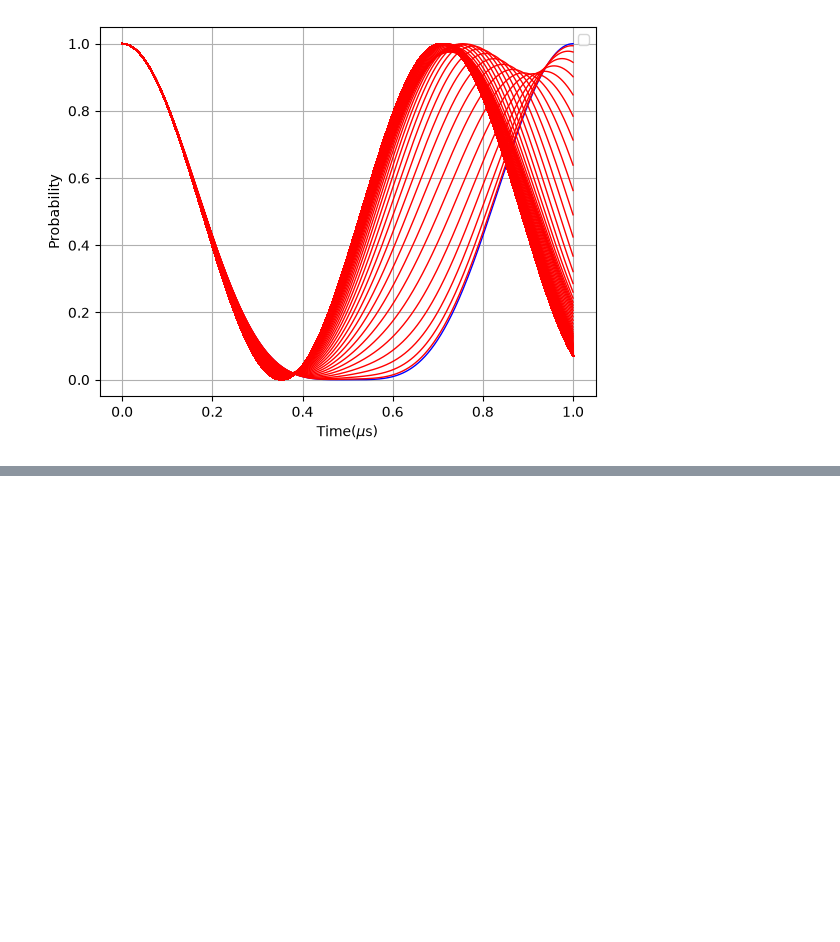
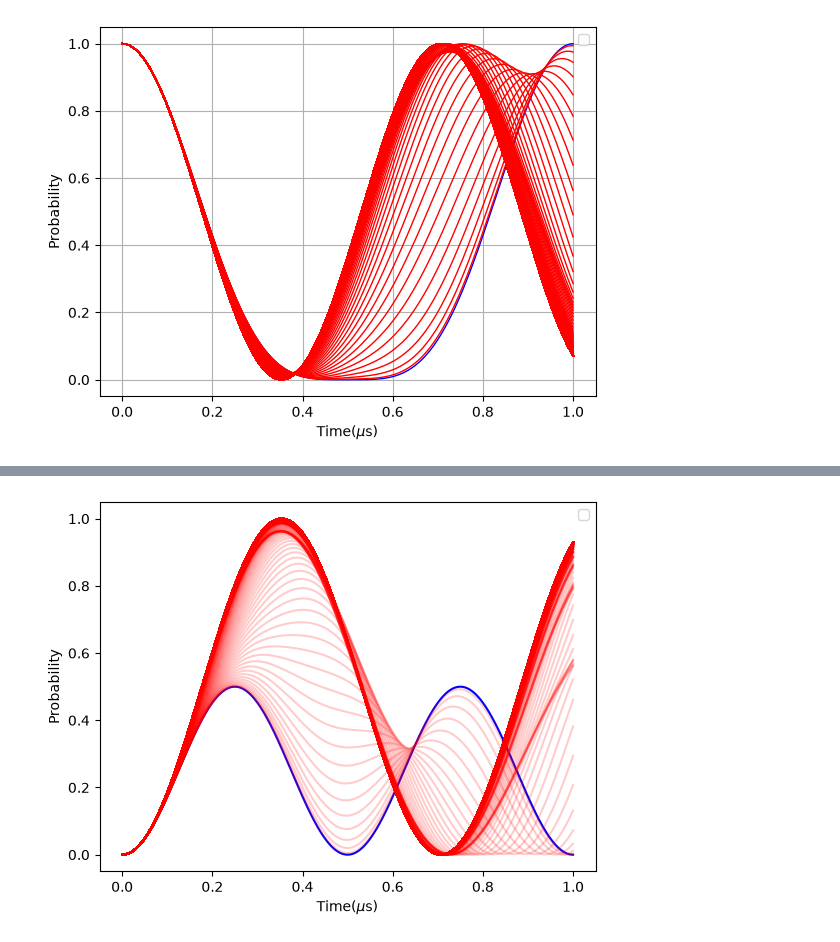
Before and after one commit to oscarfry05/Computing-Project, a Jupyter notebook: Milestone.ipynb, the cells around one changed output, grey strips where cells are left out. Cells and saved outputs as stored; diff of their text form; code cells hidden in the pictures; blank space fills up the shorter version.

Commit message:
Maximally entangled Bell State

```diff
--- a/Milestone.ipynb
+++ b/Milestone.ipynb
@@ -129,0 +142,24 @@ TypeError: alpha must be numeric or None, not <class 'dict'>
+# %%
+# Improved formatting
+# Plot the probability of phi+ state for a range of V values
+V_values = np.linspace(0, 2*np.pi*100*10**6, 1000) # V values from 0 to 200pi MHz
+
+# for loop to plot over this range of V_values
+for V in V_values:
+    H = hamiltonian(Omega, Delta, phi, V)
+    states = solve_static(H, psi0, times)
+    Probability_phi_plus = np.abs((states[:,1] + states[:,2])/np.sqrt(2))**2
+
+    if V == 0:
+        plt.plot(times * 1e6, Probability_phi_plus, color = 'blue')
+
+    else:
+        plt.plot(times * 1e6, Probability_phi_plus, color = 'red', alpha = 0.2)
+
+plt.xlabel('Time($\mu$s)')
+plt.ylabel('Probability')
+plt.grid(False)
+plt.legend()
+plt.show()
+# %% [output]
+[figure, added]
```
Also changed, not shown: parts of 3 cells of this notebook.
